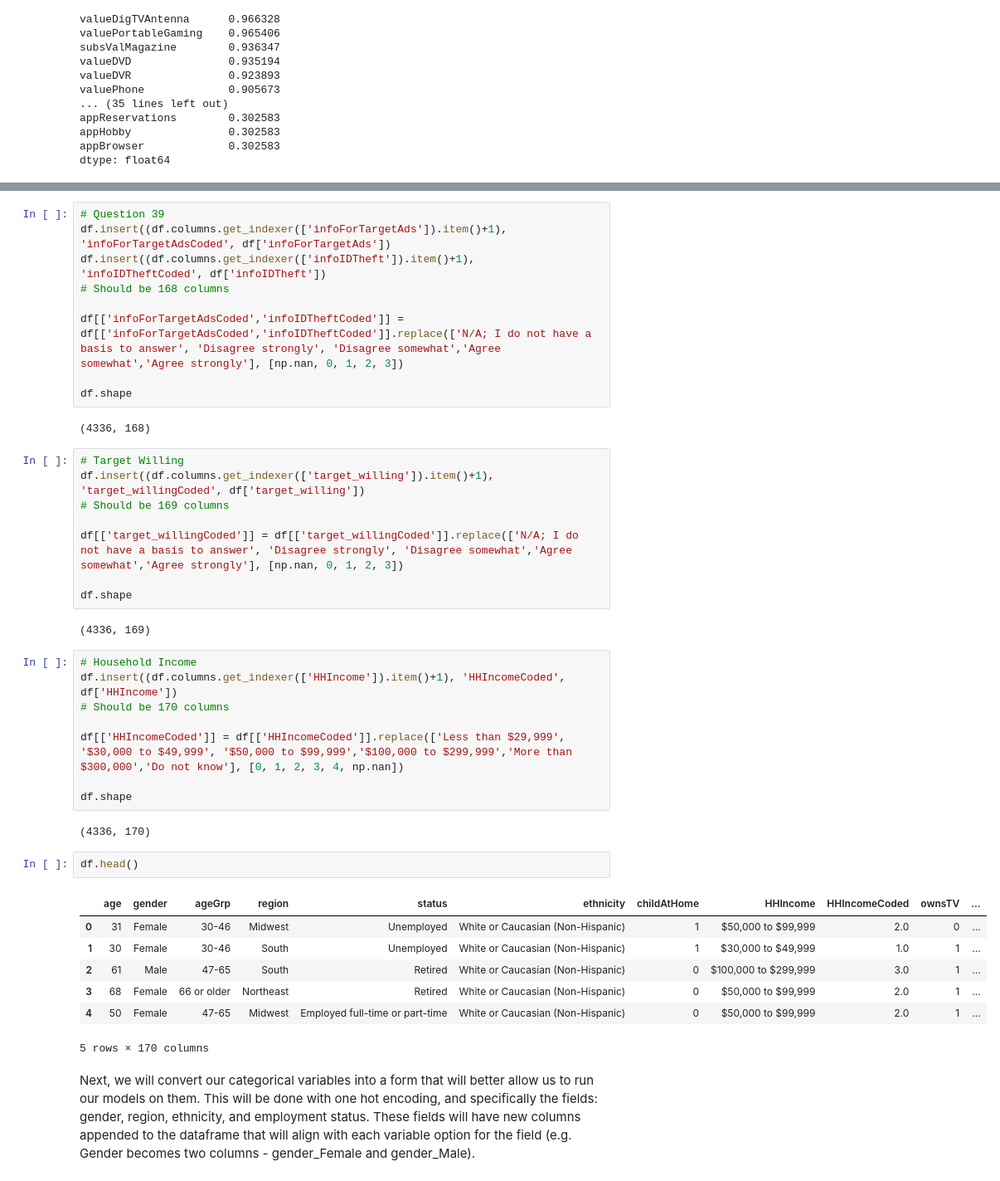
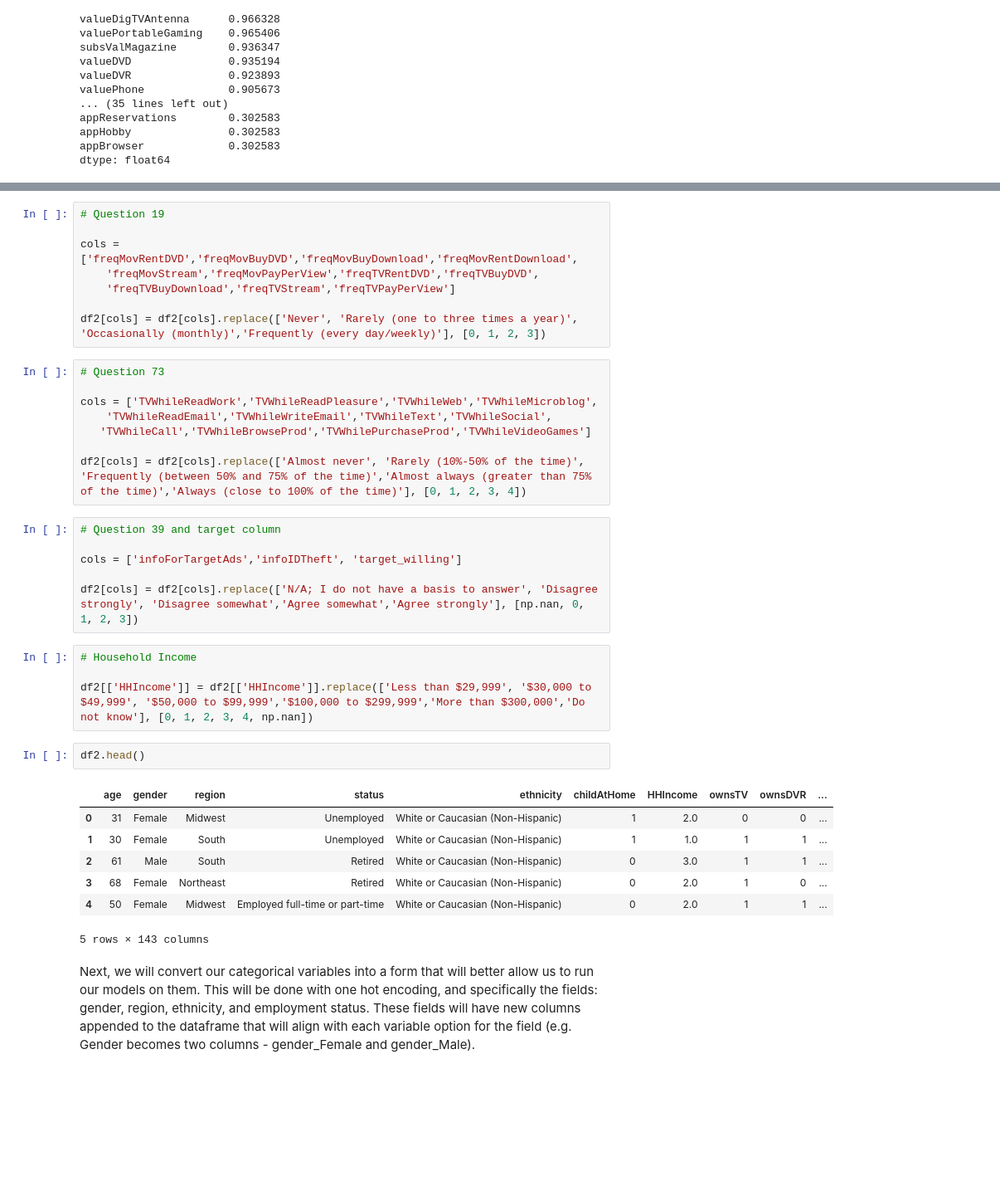
Before and after one commit to aud-z/DeloitteDigitalDemocracy, a Jupyter notebook: DSPM_v1.ipynb, the cells around one changed output, grey strips where cells are left out. Shown at 83% size. Drawn from its saved outputs; the diff is of its cells as text; blank space fills up the shorter version.

Commit message:
data cleaning, remove NAs, encode categorical columns

```diff
--- a/DSPM_v1.ipynb
+++ b/DSPM_v1.ipynb
@@ -229,43 +184,38 @@ df.shape
+# %%
+# Question 19
+
+cols = ['freqMovRentDVD','freqMovBuyDVD','freqMovBuyDownload','freqMovRentDownload',
+    'freqMovStream','freqMovPayPerView','freqTVRentDVD','freqTVBuyDVD',
+    'freqTVBuyDownload','freqTVStream','freqTVPayPerView']
+
+df2[cols] = df2[cols].replace(['Never', 'Rarely (one to three times a year)', 'Occasionally (monthly)','Frequently (every day/weekly)'], [0, 1, 2, 3])
+# %%
+# Question 73
+
+cols = ['TVWhileReadWork','TVWhileReadPleasure','TVWhileWeb','TVWhileMicroblog',
+    'TVWhileReadEmail','TVWhileWriteEmail','TVWhileText','TVWhileSocial',
+   'TVWhileCall','TVWhileBrowseProd','TVWhilePurchaseProd','TVWhileVideoGames']
+
+df2[cols] = df2[cols].replace(['Almost never', 'Rarely (10%-50% of the time)', 'Frequently (between 50% and 75% of the time)','Almost always (greater than 75% of the time)','Always (close to 100% of the time)'], [0, 1, 2, 3, 4])
 # %%
-# Question 39
-df.insert((df.columns.get_indexer(['infoForTargetAds']).item()+1), 'infoForTargetAdsCoded', df['infoForTargetAds'])
-df.insert((df.columns.get_indexer(['infoIDTheft']).item()+1), 'infoIDTheftCoded', df['infoIDTheft'])
-# Should be 168 columns
+# Question 39 and target column
 
-df[['infoForTargetAdsCoded','infoIDTheftCoded']] = df[['infoForTargetAdsCoded','infoIDTheftCoded']].replace(['N/A; I do not have a basis to answer', 'Disagree strongly', 'Disagree somewhat','Agree somewhat','Agree strongly'], [np.nan, 0, 1, 2, 3])
+cols = ['infoForTargetAds','infoIDTheft', 'target_willing']
 
-df.shape
+df2[cols] = df2[cols].replace(['N/A; I do not have a basis to answer', 'Disagree strongly', 'Disagree somewhat','Agree somewhat','Agree strongly'], [np.nan, 0, 1, 2, 3])
-# %% [output]
-(4336, 168)
-# %%
-# Target Willing
-df.insert((df.columns.get_indexer(['target_willing']).item()+1), 'target_willingCoded', df['target_willing'])
-# Should be 169 columns
-
-df[['target_willingCoded']] = df[['target_willingCoded']].replace(['N/A; I do not have a basis to answer', 'Disagree strongly', 'Disagree somewhat','Agree somewhat','Agree strongly'], [np.nan, 0, 1, 2, 3])
-
-df.shape
-# %% [output]
-(4336, 169)
 # %%
 # Household Income
-df.insert((df.columns.get_indexer(['HHIncome']).item()+1), 'HHIncomeCoded', df['HHIncome'])
-# Should be 170 columns
 
-df[['HHIncomeCoded']] = df[['HHIncomeCoded']].replace(['Less than $29,999', '$30,000 to $49,999', '$50,000 to $99,999','$100,000 to $299,999','More than $300,000','Do not know'], [0, 1, 2, 3, 4, np.nan])
-
-df.shape
+df2[['HHIncome']] = df2[['HHIncome']].replace(['Less than $29,999', '$30,000 to $49,999', '$50,000 to $99,999','$100,000 to $299,999','More than $300,000','Do not know'], [0, 1, 2, 3, 4, np.nan])
-# %% [output]
-(4336, 170)
 # %%
-df.head()
+df2.head()
 # %% [output]
-|  | age | gender | ageGrp | region | status | ethnicity | childAtHome | HHIncome | HHIncomeCoded | ownsTV | ... |
-| 0 | 31 | Female | 30-46 | Midwest | Unemployed | White or Caucasian (Non-Hispanic) | 1 | $50,000 to $99,999 | 2.0 | 0 | ... |
-| 1 | 30 | Female | 30-46 | South | Unemployed | White or Caucasian (Non-Hispanic) | 1 | $30,000 to $49,999 | 1.0 | 1 | ... |
-| 2 | 61 | Male | 47-65 | South | Retired | White or Caucasian (Non-Hispanic) | 0 | $100,000 to $299,999 | 3.0 | 1 | ... |
-| 3 | 68 | Female | 66 or older | Northeast | Retired | White or Caucasian (Non-Hispanic) | 0 | $50,000 to $99,999 | 2.0 | 1 | ... |
-| 4 | 50 | Female | 47-65 | Midwest | Employed full-time or part-time | White or Caucasian (Non-Hispanic) | 0 | $50,000 to $99,999 | 2.0 | 1 | ... |
+|  | age | gender | region | status | ethnicity | childAtHome | HHIncome | ownsTV | ownsDVR | ... |
+| 0 | 31 | Female | Midwest | Unemployed | White or Caucasian (Non-Hispanic) | 1 | 2.0 | 0 | 0 | ... |
+| 1 | 30 | Female | South | Unemployed | White or Caucasian (Non-Hispanic) | 1 | 1.0 | 1 | 1 | ... |
+| 2 | 61 | Male | South | Retired | White or Caucasian (Non-Hispanic) | 0 | 3.0 | 1 | 1 | ... |
+| 3 | 68 | Female | Northeast | Retired | White or Caucasian (Non-Hispanic) | 0 | 2.0 | 1 | 0 | ... |
+| 4 | 50 | Female | Midwest | Employed full-time or part-time | White or Caucasian (Non-Hispanic) | 0 | 2.0 | 1 | 1 | ... |
-5 rows × 170 columns
+5 rows × 143 columns
 # %% [markdown]
 Next, we will convert our categorical variables into a form that will better allow us to run our models on them.  This will be done with one hot encoding, and specifically the fields: gender, region, ethnicity, and employment status.  These fields will have new columns appended to the dataframe that will align with each variable option for the field (e.g. Gender becomes two columns - gender_Female and gender_Male).
```
Also changed, not shown: parts of 35 cells of this notebook.
